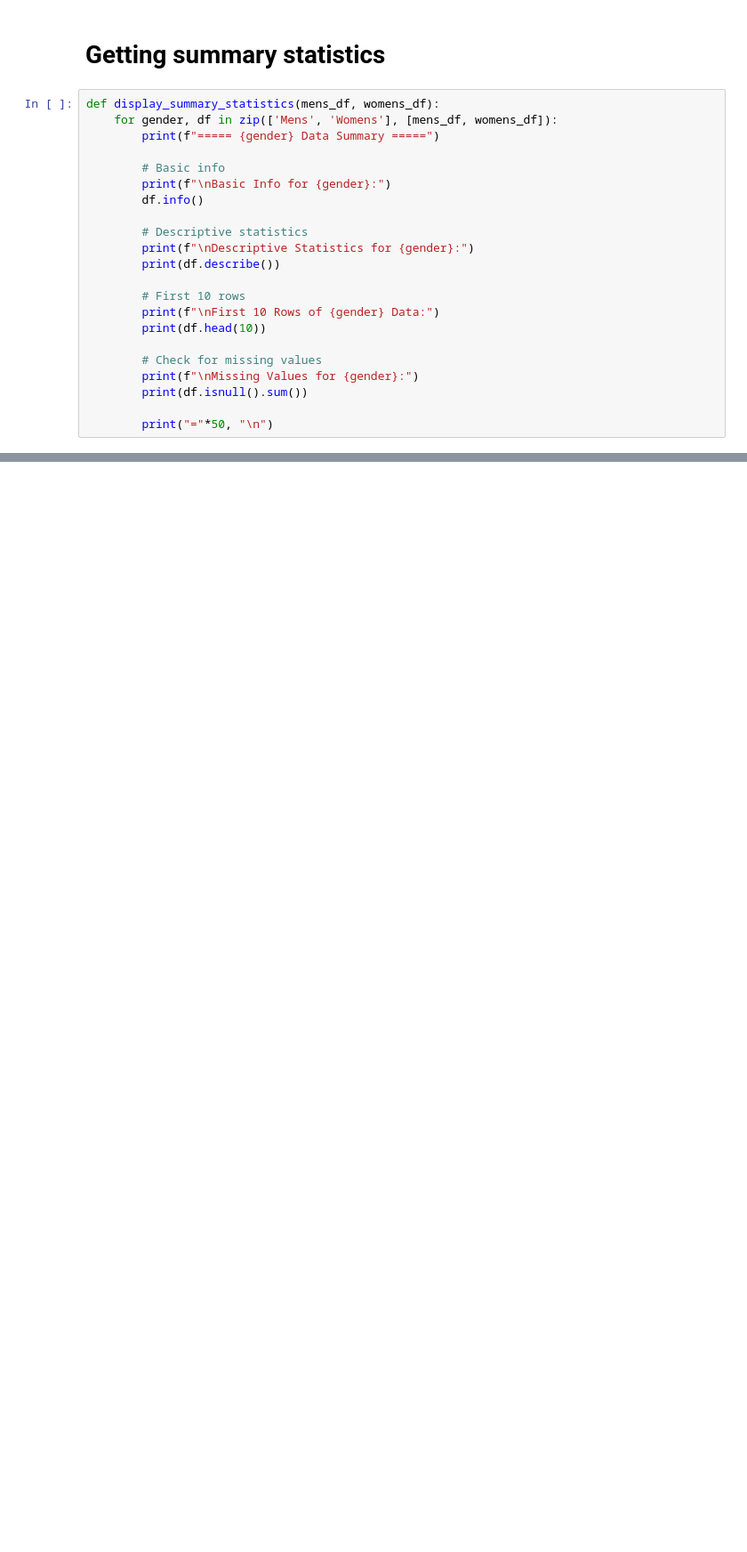
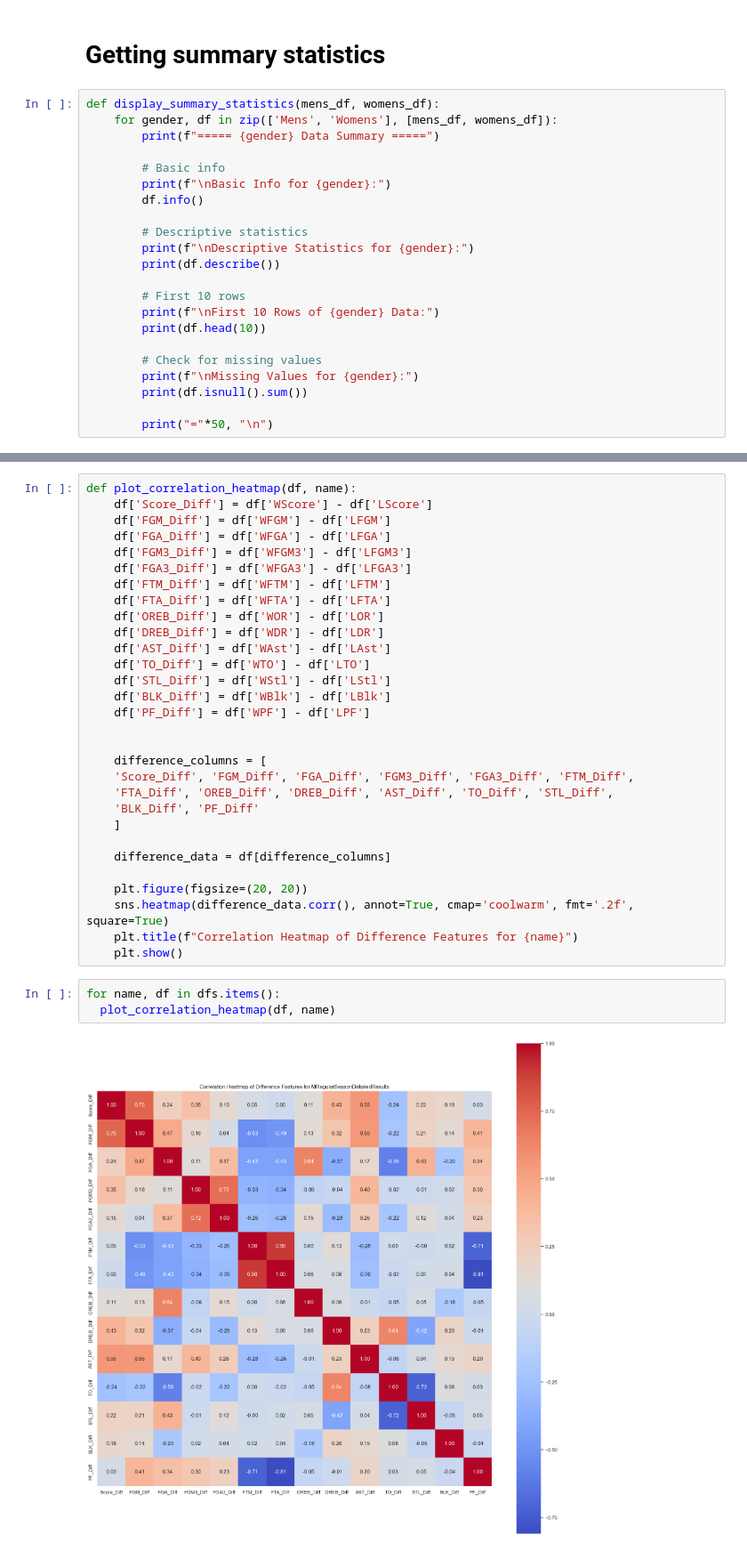
Before and after one commit to danchizik18/MarchMadness2025, a Jupyter notebook: notebooks/EDA/visualizations.ipynb, the cells around one changed output, grey strips where cells are left out. Shown at 89% size. Drawn from its saved outputs; the diff is of its cells as text; blank space fills up the shorter version.

```diff
--- a/notebooks/EDA/visualizations.ipynb
+++ b/notebooks/EDA/visualizations.ipynb
@@ -103,0 +126,35 @@ dtype: int64
+# %%
+def plot_correlation_heatmap(df, name):
+    df['Score_Diff'] = df['WScore'] - df['LScore']
+    df['FGM_Diff'] = df['WFGM'] - df['LFGM']
+    df['FGA_Diff'] = df['WFGA'] - df['LFGA']
+    df['FGM3_Diff'] = df['WFGM3'] - df['LFGM3']
+    df['FGA3_Diff'] = df['WFGA3'] - df['LFGA3']
+    df['FTM_Diff'] = df['WFTM'] - df['LFTM']
+    df['FTA_Diff'] = df['WFTA'] - df['LFTA']
+    df['OREB_Diff'] = df['WOR'] - df['LOR']
+    df['DREB_Diff'] = df['WDR'] - df['LDR']
+    df['AST_Diff'] = df['WAst'] - df['LAst']
+    df['TO_Diff'] = df['WTO'] - df['LTO']
+    df['STL_Diff'] = df['WStl'] - df['LStl']
+    df['BLK_Diff'] = df['WBlk'] - df['LBlk']
+    df['PF_Diff'] = df['WPF'] - df['LPF']
+
+
+    difference_columns = [
+    'Score_Diff', 'FGM_Diff', 'FGA_Diff', 'FGM3_Diff', 'FGA3_Diff', 'FTM_Diff',
+    'FTA_Diff', 'OREB_Diff', 'DREB_Diff', 'AST_Diff', 'TO_Diff', 'STL_Diff',
+    'BLK_Diff', 'PF_Diff'
+    ]
+
+    difference_data = df[difference_columns]
+
+    plt.figure(figsize=(20, 20))
+    sns.heatmap(difference_data.corr(), annot=True, cmap='coolwarm', fmt='.2f', square=True)
+    plt.title(f"Correlation Heatmap of Difference Features for {name}")
+    plt.show()
+# %%
+for name, df in dfs.items():
+  plot_correlation_heatmap(df, name)
+# %% [output]
+[figure, added]
```
Also changed, not shown: parts of 16 cells of this notebook.
